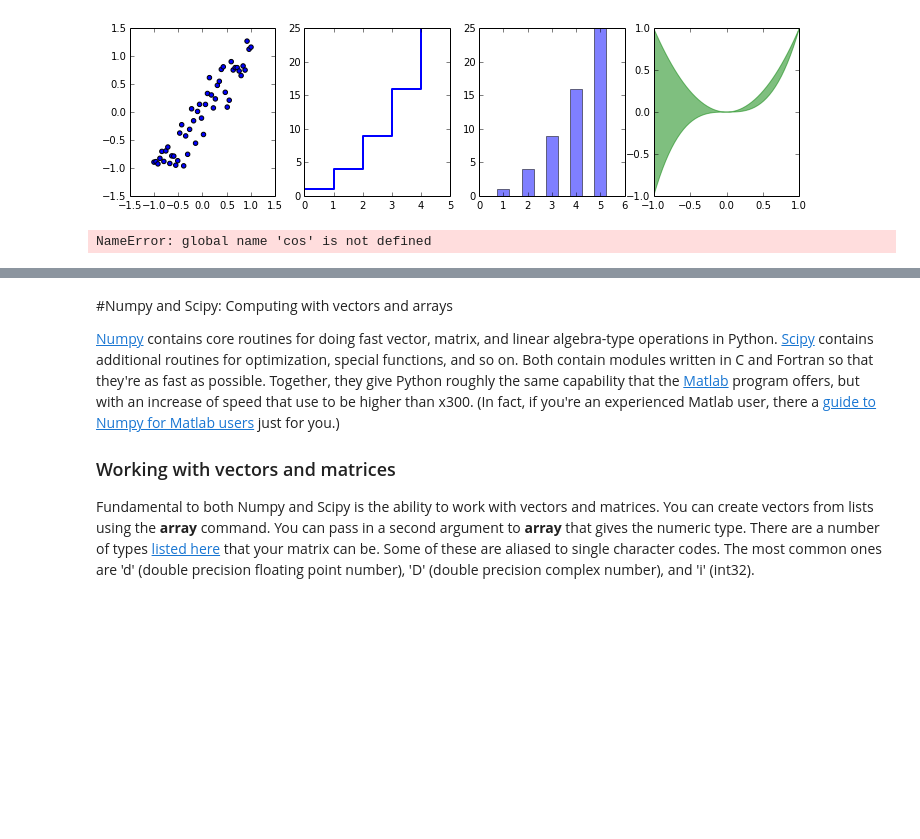
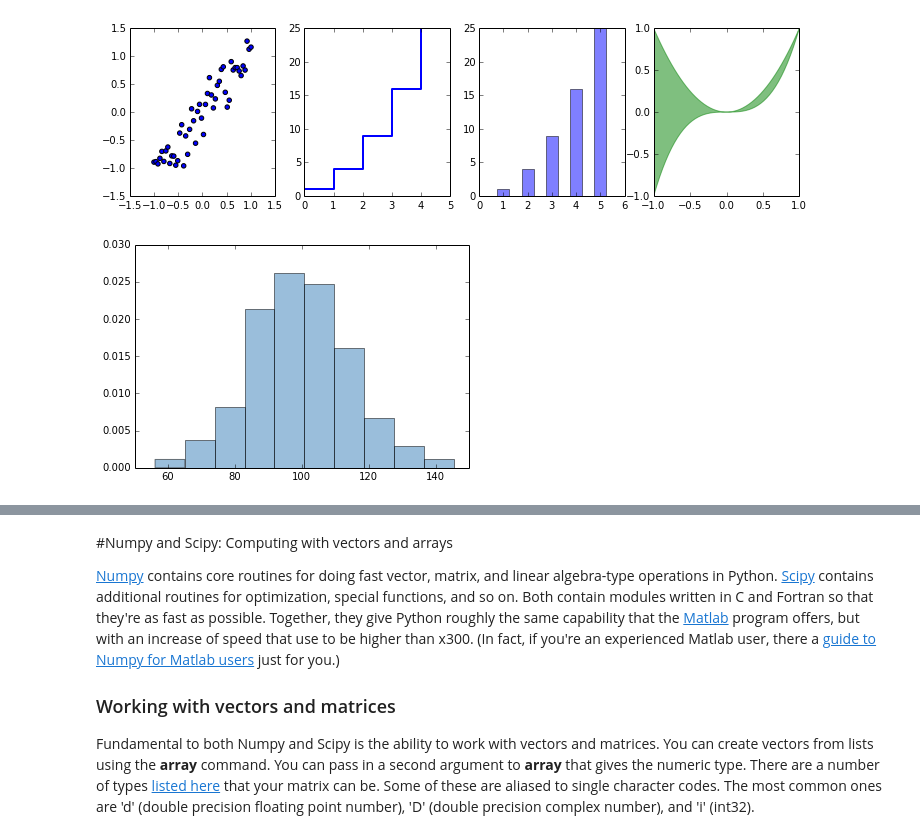
Before and after one commit to jpcolino/Python-for-Data-Analysis-and-Statistical-Modelling, a Jupyter notebook: Day01_Python_Programming.ipynb, the cells around one changed output, grey strips where cells are left out. Cells and saved outputs as stored; diff of their text form; code cells hidden in the pictures; blank space fills up the shorter version.

```diff
--- a/Day01_Python_Programming.ipynb
+++ b/Day01_Python_Programming.ipynb
@@ -941,13 +942,11 @@ def flux_qubit_potential(phi_m, phi_p):
-# %%
-phi_m = np.linspace(0, 2*pi, 100)
-phi_p = np.linspace(0, 2*pi, 100)
-X,Y = np.meshgrid(phi_p, phi_m)
-Z = flux_qubit_potential(X, Y).T
-
-
-fig, ax = plt.subplots()
-
-p = ax.pcolor(X/(2*pi), Y/(2*pi), Z, cmap=cm.RdBu, vmin=abs(Z).min(), vmax=abs(Z).max())
-cb = fig.colorbar(p)
-# %% [output]
-NameError: global name 'cos' is not defined
+# %%
+# Histograms
+
+mu = 100
+sigma = 15
+x = mu + sigma * np.random.randn(300)
+
+plt.hist(x, 10, normed=1, alpha=0.5, facecolor='#377EB8')
+plt.show()
+# %% [output]
+[figure, added]
```
Also changed, not shown: parts of 8 cells of this notebook.
